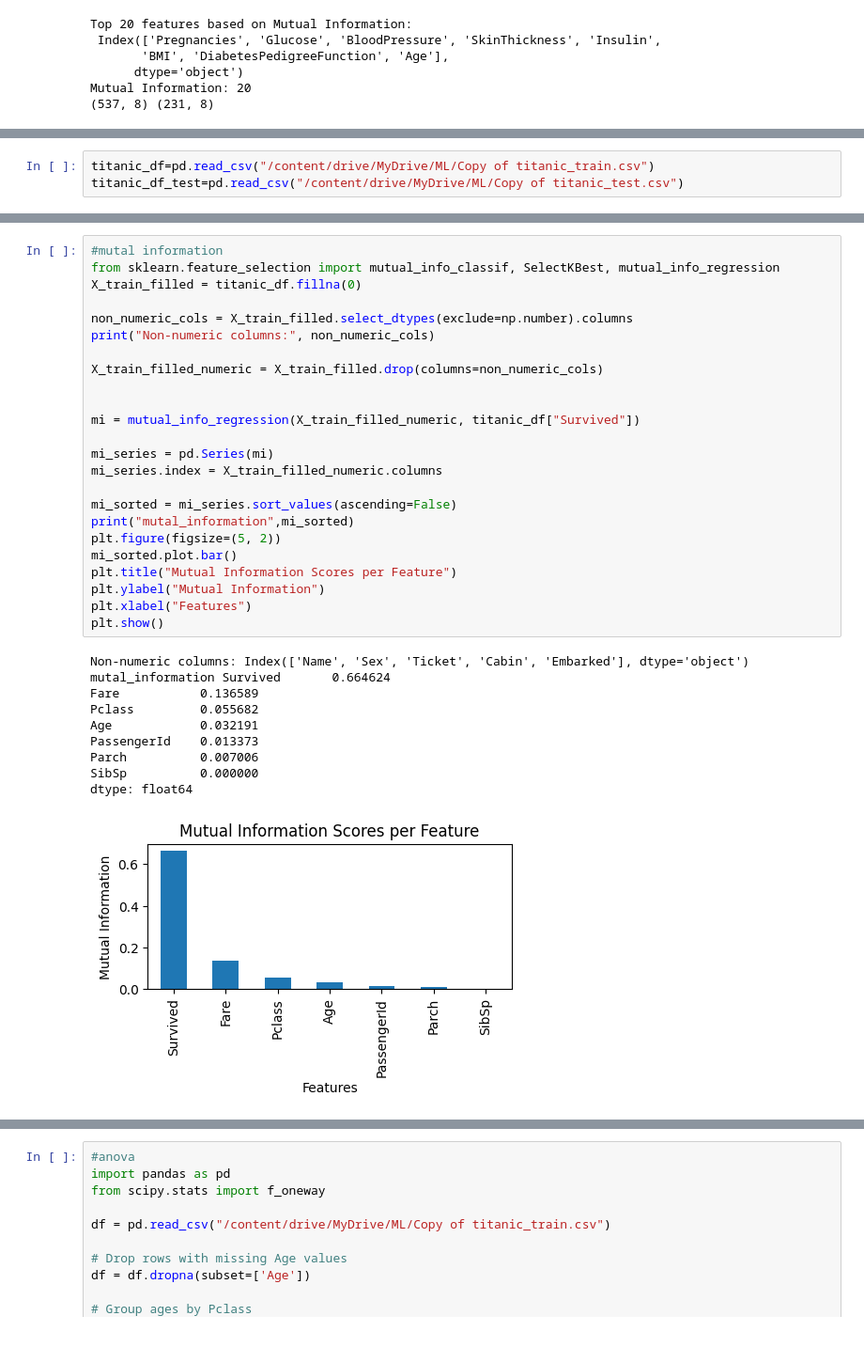
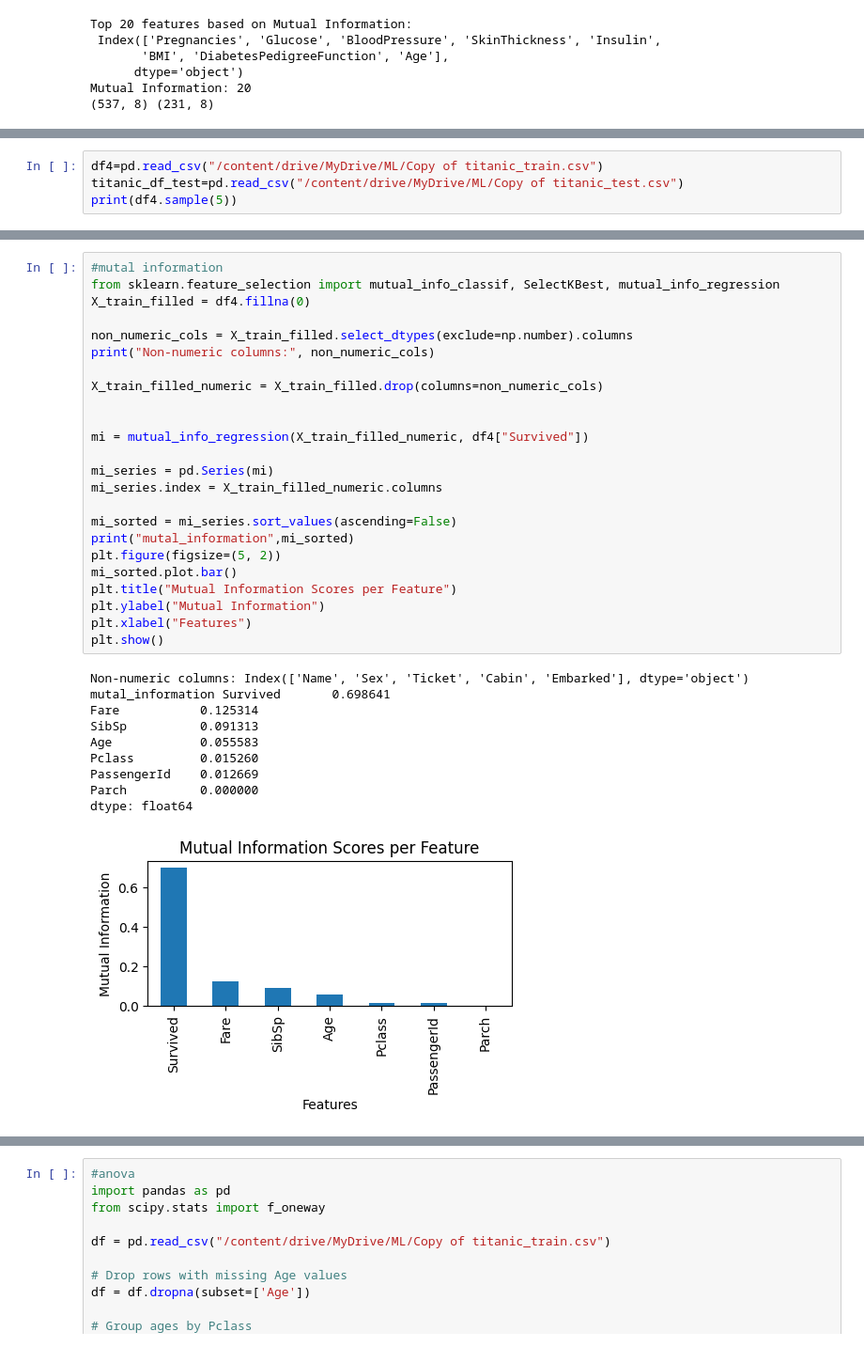
Before and after one commit to SaiKoushik1825/Machine-Learning, a Jupyter notebook: MLlab.ipynb, the cells around one changed output, grey strips where cells are left out. Shown: that part at 94% size. Saved outputs shown, nothing was run; the diff lists cells and outputs as text.

```diff
--- a/MLlab.ipynb
+++ b/MLlab.ipynb
@@ -424,3 +424,4 @@ Mounted at /content/drive
 # %%
-titanic_df=pd.read_csv("/content/drive/MyDrive/ML/Copy of titanic_train.csv")
+df4=pd.read_csv("/content/drive/MyDrive/ML/Copy of titanic_train.csv")
 titanic_df_test=pd.read_csv("/content/drive/MyDrive/ML/Copy of titanic_test.csv")
+print(df4.sample(5))
@@ -446,38 +543,38 @@ quasi_constant_feature: 0
 # %%
 #mutal information
 from sklearn.feature_selection import mutual_info_classif, SelectKBest, mutual_info_regression
-X_train_filled = titanic_df.fillna(0)
+X_train_filled = df4.fillna(0)
 
 non_numeric_cols = X_train_filled.select_dtypes(exclude=np.number).columns
 print("Non-numeric columns:", non_numeric_cols)
 
 X_train_filled_numeric = X_train_filled.drop(columns=non_numeric_cols)
 
 
-mi = mutual_info_regression(X_train_filled_numeric, titanic_df["Survived"])
+mi = mutual_info_regression(X_train_filled_numeric, df4["Survived"])
 
 mi_series = pd.Series(mi)
 mi_series.index = X_train_filled_numeric.columns
 
 mi_sorted = mi_series.sort_values(ascending=False)
 print("mutal_information",mi_sorted)
 plt.figure(figsize=(5, 2))
 mi_sorted.plot.bar()
 plt.title("Mutual Information Scores per Feature")
 plt.ylabel("Mutual Information")
 plt.xlabel("Features")
 plt.show()
 # %% [output]
 Non-numeric columns: Index(['Name', 'Sex', 'Ticket', 'Cabin', 'Embarked'], dtype='object')
-mutal_information Survived       0.664624
-Fare           0.136589
-Pclass         0.055682
-Age            0.032191
-PassengerId    0.013373
-Parch          0.007006
-SibSp          0.000000
+mutal_information Survived       0.698641
+Fare           0.125314
+SibSp          0.091313
+Age            0.055583
+Pclass         0.015260
+PassengerId    0.012669
+Parch          0.000000
 dtype: float64
-[figure, old version]
+[figure, new version]
 # %%
 #chi-2
 import pandas as pd
```
Also changed, not shown: parts of 60 cells of this notebook.
